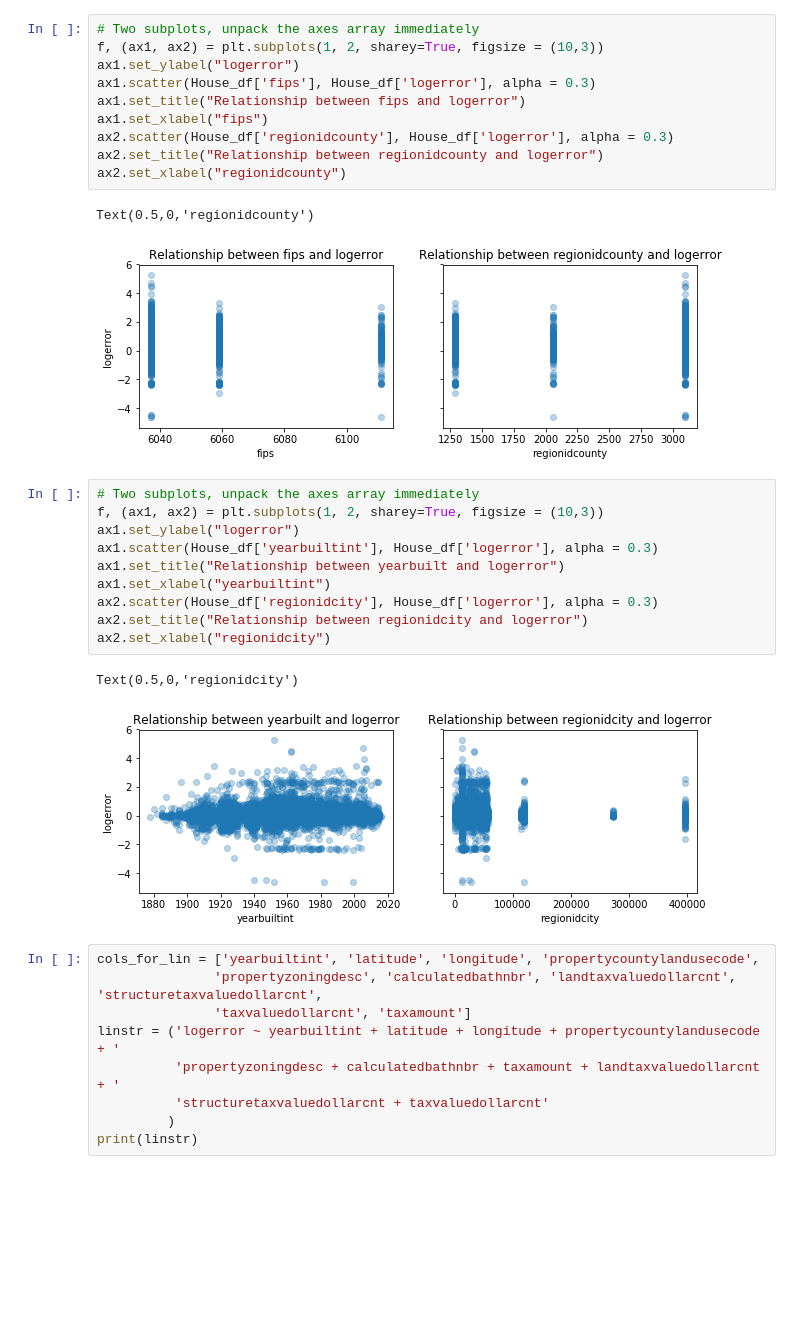
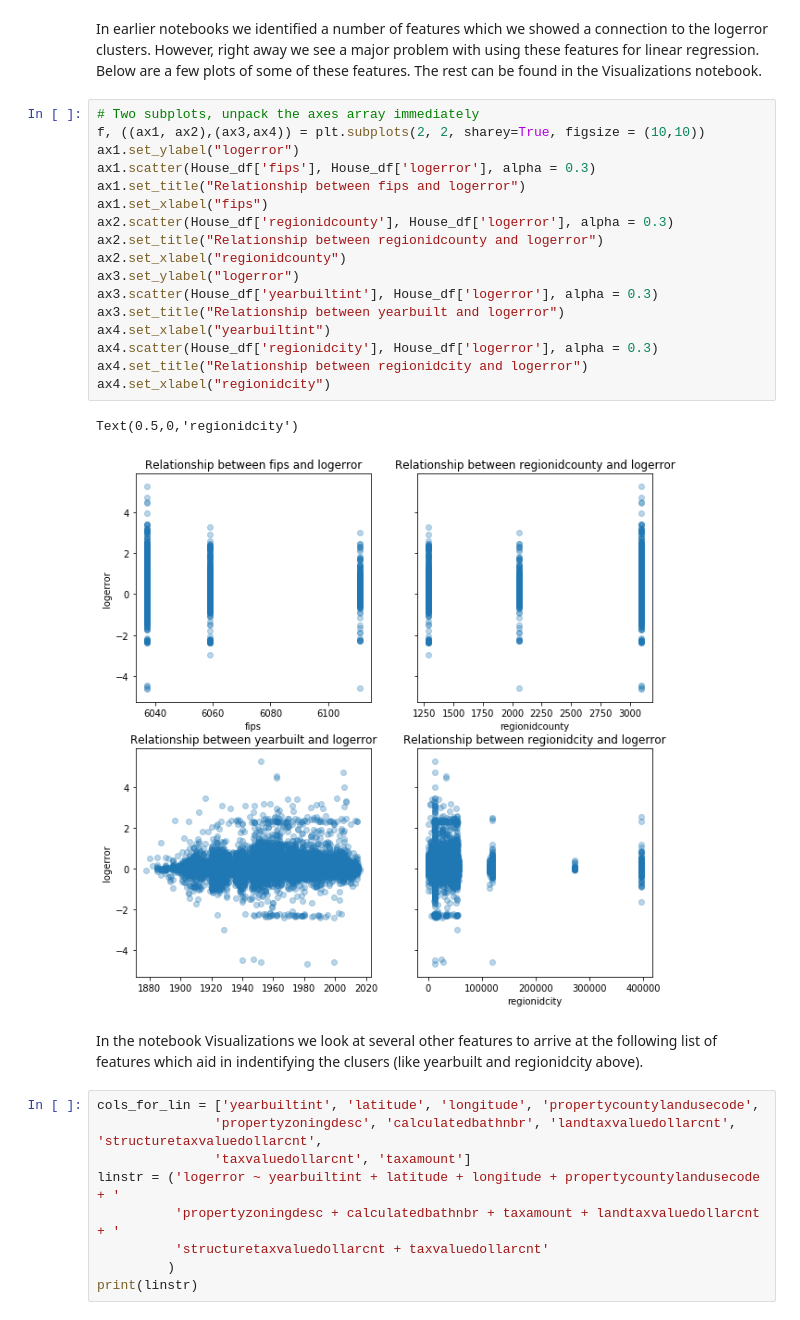
Before and after one commit to Eric-Ens/Capstone_project_1, a Jupyter notebook: Linear Regression.ipynb, the cells around one changed output. Drawn from its saved outputs; the diff is of its cells as text; blank space fills up the shorter version.

```diff
--- a/Linear Regression.ipynb
+++ b/Linear Regression.ipynb
@@ -50,29 +47,27 @@ House_df.head()
+# %% [markdown]
+In earlier notebooks we identified a number of features which we showed a connection to the logerror clusters. However, right away we see a major problem with using these features for linear regression. Below are a few plots of some of these features. The rest can be found in the Visualizations notebook.
 # %%
 # Two subplots, unpack the axes array immediately
-f, (ax1, ax2) = plt.subplots(1, 2, sharey=True, figsize = (10,3))
+f, ((ax1, ax2),(ax3,ax4)) = plt.subplots(2, 2, sharey=True, figsize = (10,10))
 ax1.set_ylabel("logerror")
 ax1.scatter(House_df['fips'], House_df['logerror'], alpha = 0.3)
 ax1.set_title("Relationship between fips and logerror")
 ax1.set_xlabel("fips")
 ax2.scatter(House_df['regionidcounty'], House_df['logerror'], alpha = 0.3)
 ax2.set_title("Relationship between regionidcounty and logerror")
 ax2.set_xlabel("regionidcounty")
+ax3.set_ylabel("logerror")
+ax3.scatter(House_df['yearbuiltint'], House_df['logerror'], alpha = 0.3)
+ax3.set_title("Relationship between yearbuilt and logerror")
+ax4.set_xlabel("yearbuiltint")
+ax4.scatter(House_df['regionidcity'], House_df['logerror'], alpha = 0.3)
+ax4.set_title("Relationship between regionidcity and logerror")
+ax4.set_xlabel("regionidcity")
 # %% [output]
-Text(0.5,0,'regionidcounty')
+Text(0.5,0,'regionidcity')
-[figure, old version]
+[figure, new version]
-# %%
-# Two subplots, unpack the axes array immediately
-f, (ax1, ax2) = plt.subplots(1, 2, sharey=True, figsize = (10,3))
-ax1.set_ylabel("logerror")
-ax1.scatter(House_df['yearbuiltint'], House_df['logerror'], alpha = 0.3)
-ax1.set_title("Relationship between yearbuilt and logerror")
-ax1.set_xlabel("yearbuiltint")
-ax2.scatter(House_df['regionidcity'], House_df['logerror'], alpha = 0.3)
-ax2.set_title("Relationship between regionidcity and logerror")
-ax2.set_xlabel("regionidcity")
-# %% [output]
-Text(0.5,0,'regionidcity')
-[figure, removed]
+# %% [markdown]
+In the notebook Visualizations we look at several other features to arrive at the following list of features which aid in indentifying the clusers (like yearbuilt and regionidcity above).
 # %%
 cols_for_lin = ['yearbuiltint', 'latitude', 'longitude', 'propertycountylandusecode',
                'propertyzoningdesc', 'calculatedbathnbr', 'landtaxvaluedollarcnt', 'structuretaxvaluedollarcnt',
```
Also changed, not shown: parts of 18 cells of this notebook.
